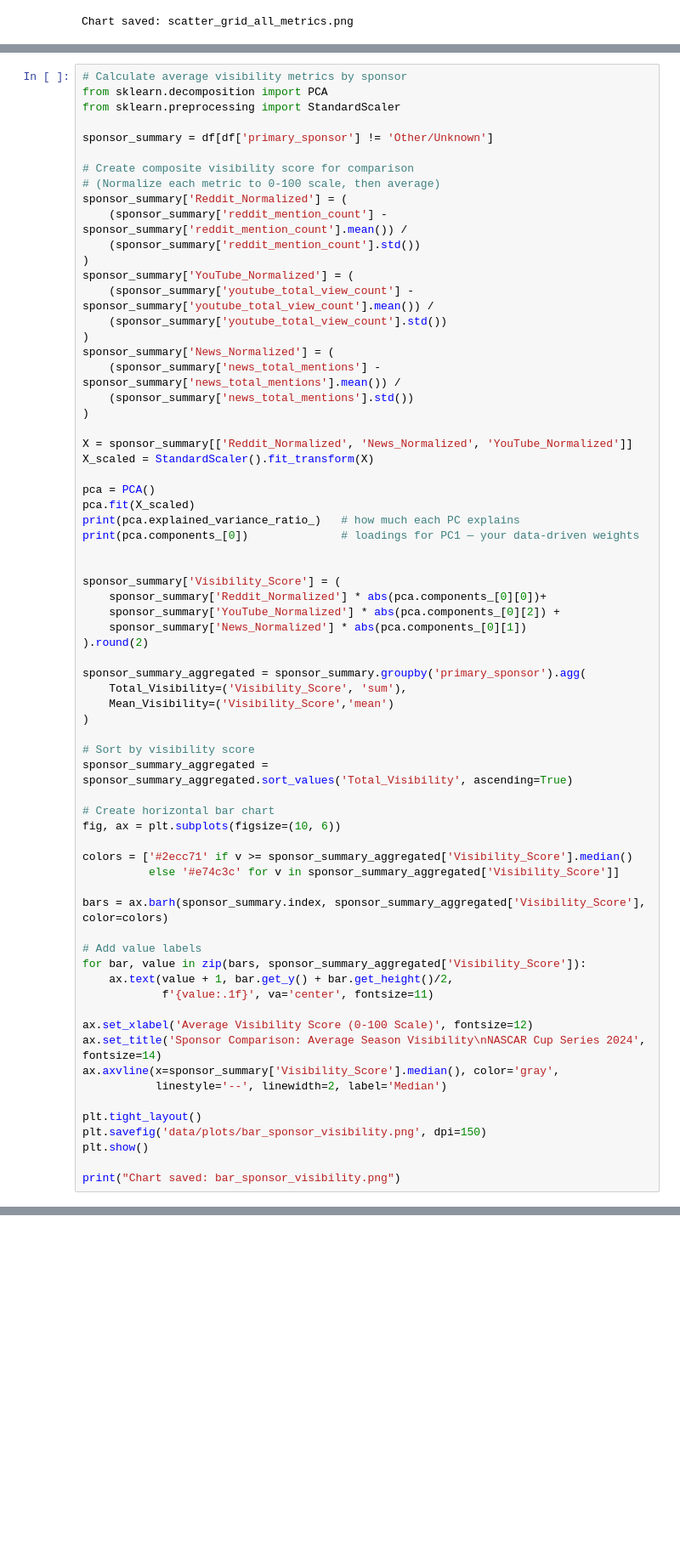
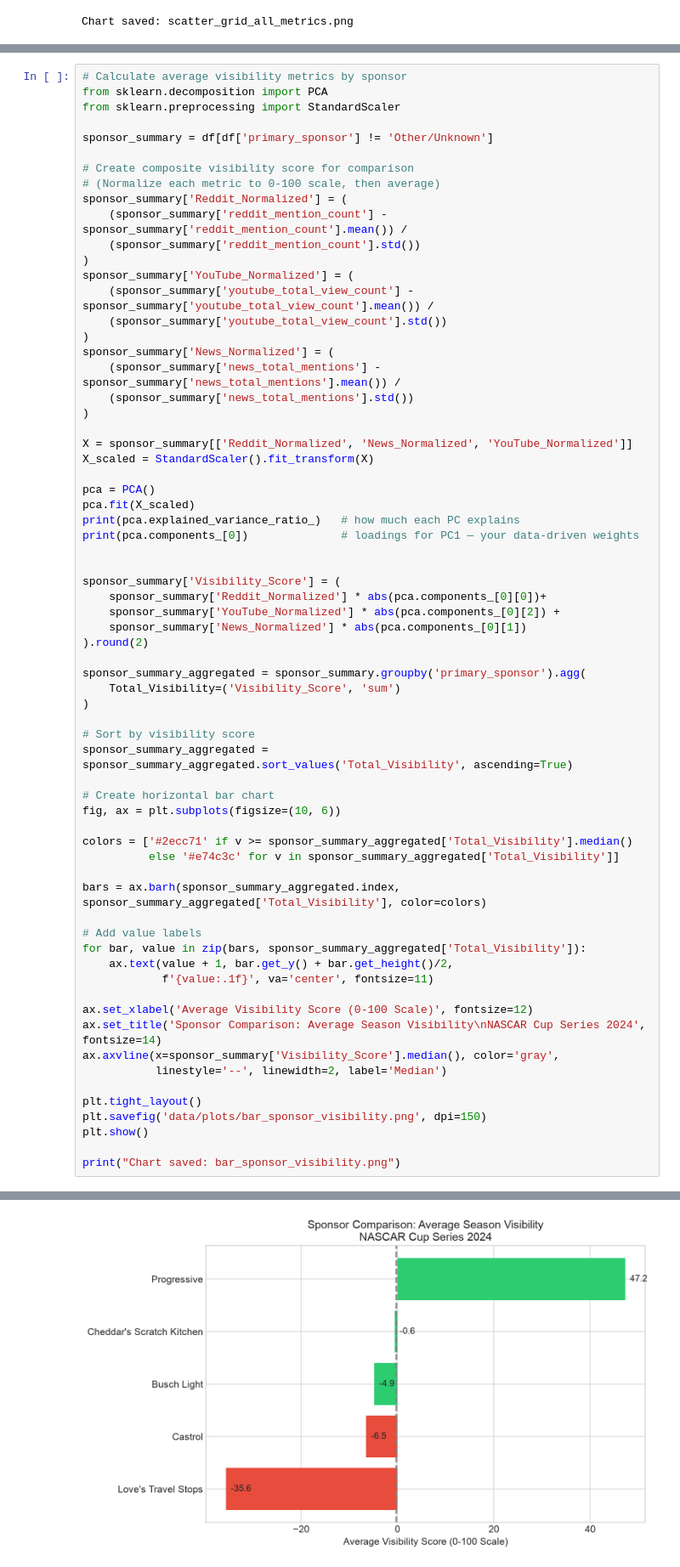
Before and after one commit to lloyd-todaro/NASCAR-Externship, a Jupyter notebook: code/data_visualization.ipynb, the cells around one changed output, grey strips where cells are left out. Shown at 85% size. Saved outputs shown, nothing was run; the diff lists cells and outputs as text; blank space fills up the shorter version.

```diff
--- a/code/data_visualization.ipynb
+++ b/code/data_visualization.ipynb
@@ -238,36 +238,36 @@ sponsor_summary['Visibility_Score'] = (
 ).round(2)
 
 sponsor_summary_aggregated = sponsor_summary.groupby('primary_sponsor').agg(
-    Total_Visibility=('Visibility_Score', 'sum'),
-    Mean_Visibility=('Visibility_Score','mean')
+    Total_Visibility=('Visibility_Score', 'sum')
 )
 
 # Sort by visibility score
 sponsor_summary_aggregated = sponsor_summary_aggregated.sort_values('Total_Visibility', ascending=True)
 
 # Create horizontal bar chart
 fig, ax = plt.subplots(figsize=(10, 6))
 
-colors = ['#2ecc71' if v >= sponsor_summary_aggregated['Visibility_Score'].median()
-          else '#e74c3c' for v in sponsor_summary_aggregated['Visibility_Score']]
+colors = ['#2ecc71' if v >= sponsor_summary_aggregated['Total_Visibility'].median()
+          else '#e74c3c' for v in sponsor_summary_aggregated['Total_Visibility']]
 
-bars = ax.barh(sponsor_summary.index, sponsor_summary_aggregated['Visibility_Score'], color=colors)
+bars = ax.barh(sponsor_summary_aggregated.index, sponsor_summary_aggregated['Total_Visibility'], color=colors)
 
 # Add value labels
-for bar, value in zip(bars, sponsor_summary_aggregated['Visibility_Score']):
+for bar, value in zip(bars, sponsor_summary_aggregated['Total_Visibility']):
     ax.text(value + 1, bar.get_y() + bar.get_height()/2,
             f'{value:.1f}', va='center', fontsize=11)
 
 ax.set_xlabel('Average Visibility Score (0-100 Scale)', fontsize=12)
 ax.set_title('Sponsor Comparison: Average Season Visibility\nNASCAR Cup Series 2024', fontsize=14)
 ax.axvline(x=sponsor_summary['Visibility_Score'].median(), color='gray',
            linestyle='--', linewidth=2, label='Median')
 
 plt.tight_layout()
 plt.savefig('data/plots/bar_sponsor_visibility.png', dpi=150)
 plt.show()
 
 print("Chart saved: bar_sponsor_visibility.png")
 # %% [output]
 [0.45329603 0.32656065 0.22014332]
 [0.69674768 0.48208574 0.53116476]
+[figure, added]
```
Also changed, not shown: parts of 1 cell of this notebook, 1 other file.
